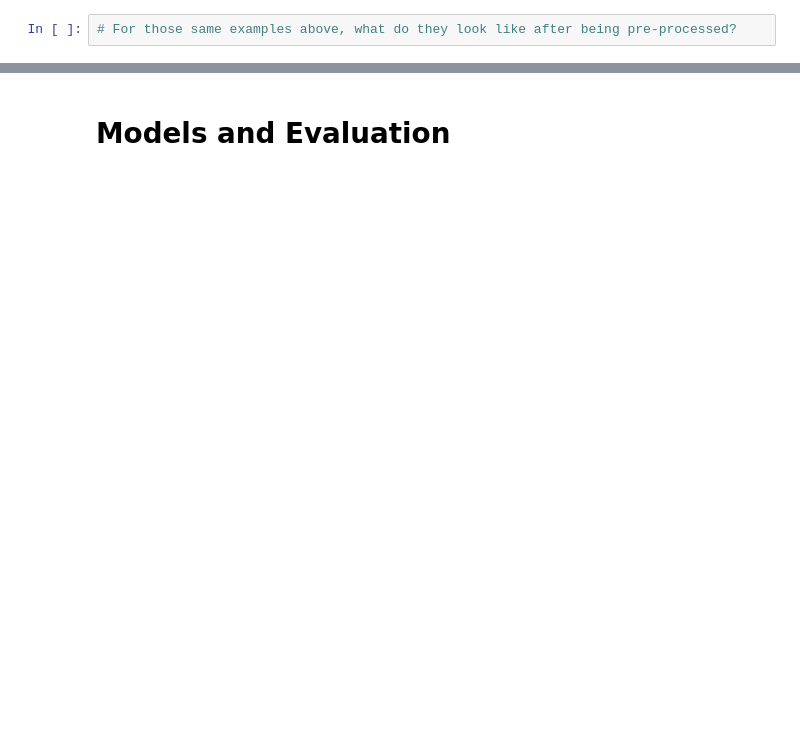
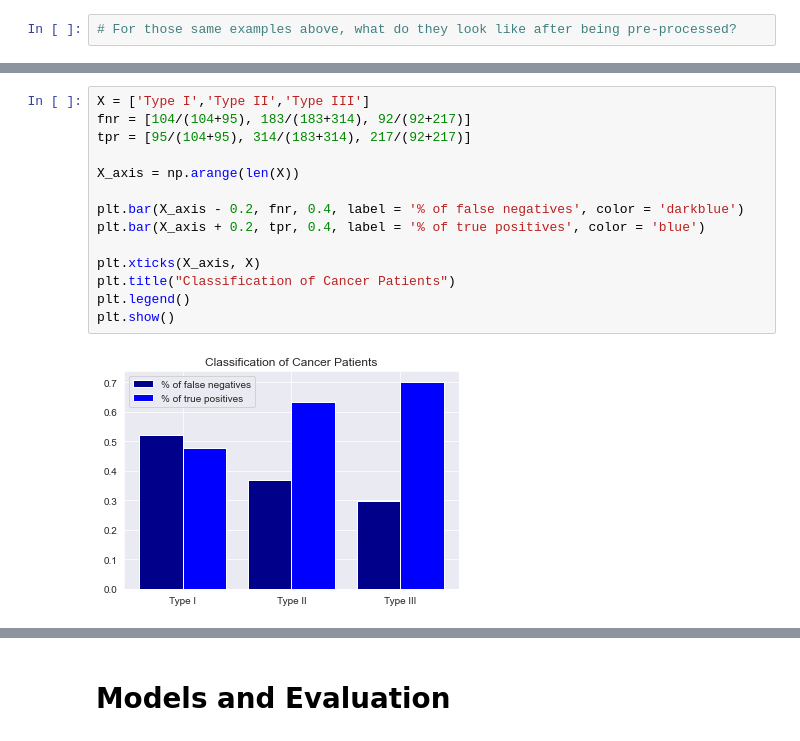
Before and after one commit to ChrisWilhelm/MachineLearningFinalProject, a Jupyter notebook: Final_Project_Submission_Template.ipynb, the cells around one changed output, grey strips where cells are left out. Saved outputs shown, nothing was run; the diff lists cells and outputs as text; blank space fills up the shorter version.

```diff
--- a/Final_Project_Submission_Template.ipynb
+++ b/Final_Project_Submission_Template.ipynb
@@ -75,0 +285,16 @@ Are your features continuous or categorical? How do you treat these features dif
+# %%
+X = ['Type I','Type II','Type III']
+fnr = [104/(104+95), 183/(183+314), 92/(92+217)]
+tpr = [95/(104+95), 314/(183+314), 217/(92+217)]
+
+X_axis = np.arange(len(X))
+
+plt.bar(X_axis - 0.2, fnr, 0.4, label = '% of false negatives', color = 'darkblue')
+plt.bar(X_axis + 0.2, tpr, 0.4, label = '% of true positives', color = 'blue')
+
+plt.xticks(X_axis, X)
+plt.title("Classification of Cancer Patients")
+plt.legend()
+plt.show()
+# %% [output]
+[figure, added]
```
Also changed, not shown: parts of 27 cells of this notebook, 1 other file.
